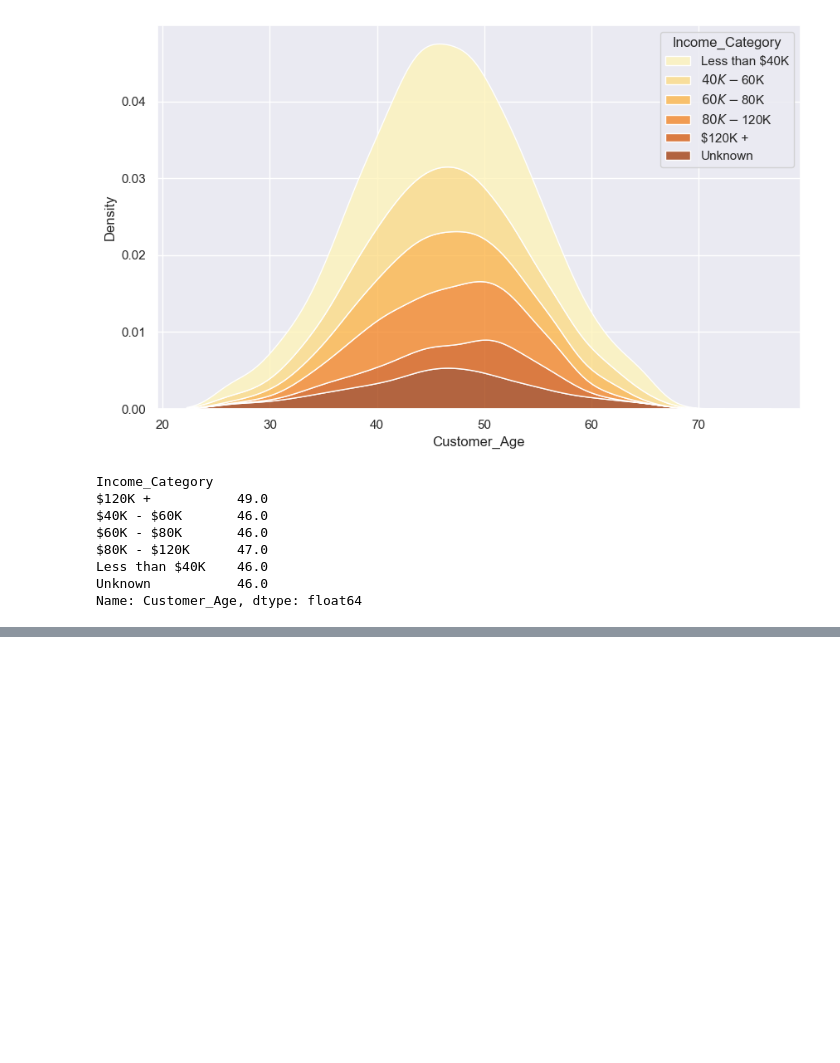
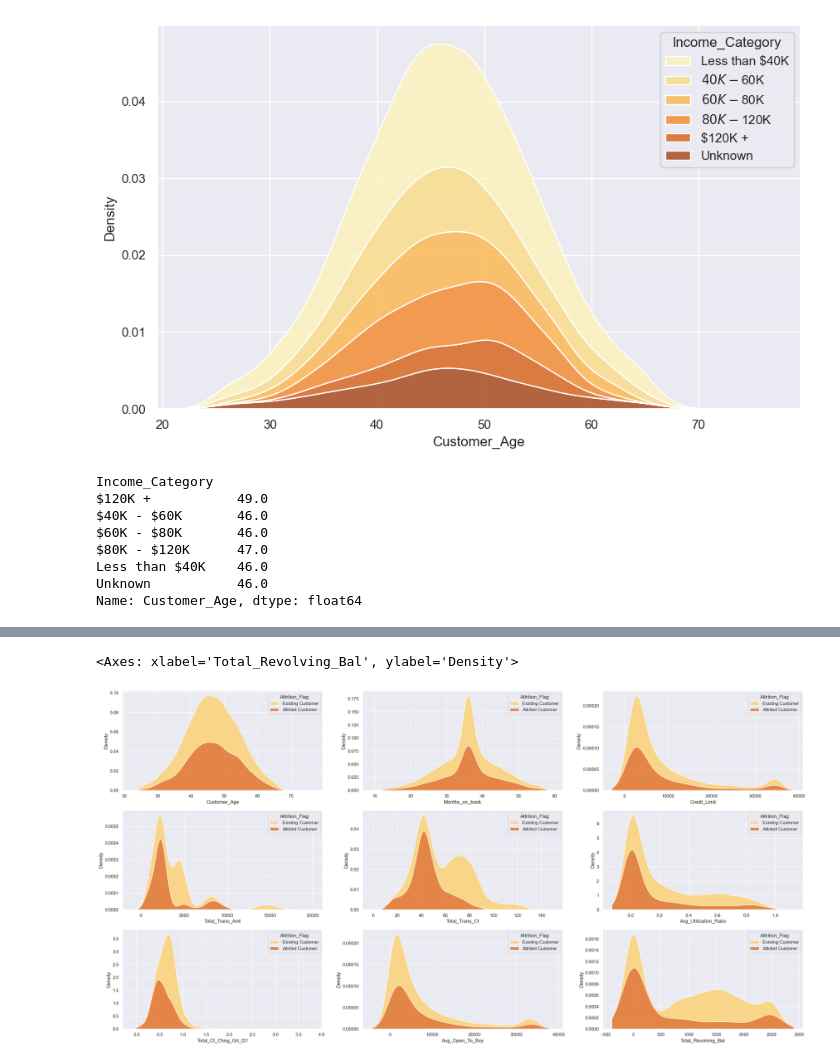
Before and after one commit to AgusDRizzo/Proyecto_final_DS_1, a Jupyter notebook: Prueba.ipynb, the cells around one changed output, grey strips where cells are left out. Drawn from its saved outputs; the diff is of its cells as text; code cells hidden in the pictures; blank space fills up the shorter version.

```diff
--- a/Prueba.ipynb
+++ b/Prueba.ipynb
@@ -142,0 +174,14 @@ Unknown               16.8
+# %%
+f, axs = plt.subplots(3, 3, figsize=(30, 15), gridspec_kw=dict(width_ratios=[5, 5, 5]))
+sns.kdeplot(data=df, x="Customer_Age", hue="Attrition_Flag", multiple= "stack", palette="YlOrBr", common_norm = False, ax=axs[0, 0])
+sns.kdeplot(data=df, x="Months_on_book", hue="Attrition_Flag", multiple= "stack", palette="YlOrBr", common_norm = False, ax=axs[0, 1])
+sns.kdeplot(data=df, x="Credit_Limit", hue="Attrition_Flag", multiple= "stack", palette="YlOrBr", common_norm = False, ax=axs[0, 2])
+sns.kdeplot(data=df, x="Total_Trans_Amt", hue="Attrition_Flag", multiple= "stack", palette="YlOrBr", common_norm = False, ax=axs[1, 0])
+sns.kdeplot(data=df, x="Total_Trans_Ct", hue="Attrition_Flag", multiple= "stack", palette="YlOrBr", common_norm = False, ax=axs[1, 1])
+sns.kdeplot(data=df, x="Avg_Utilization_Ratio", hue="Attrition_Flag", multiple= "stack", palette="YlOrBr", common_norm = False, ax=axs[1, 2])
+sns.kdeplot(data=df, x="Total_Ct_Chng_Q4_Q1", hue="Attrition_Flag", multiple= "stack", palette="YlOrBr", common_norm = False, ax=axs[2, 0])
+sns.kdeplot(data=df, x="Avg_Open_To_Buy", hue="Attrition_Flag", multiple= "stack", palette="YlOrBr", common_norm = False, ax=axs[2, 1])
+sns.kdeplot(data=df, x="Total_Revolving_Bal", hue="Attrition_Flag", multiple= "stack", palette="YlOrBr", common_norm = False, ax=axs[2, 2])
+# %% [output]
+<Axes: xlabel='Total_Revolving_Bal', ylabel='Density'>
+[figure, added]
```
Also changed, not shown: parts of 5 cells of this notebook.
